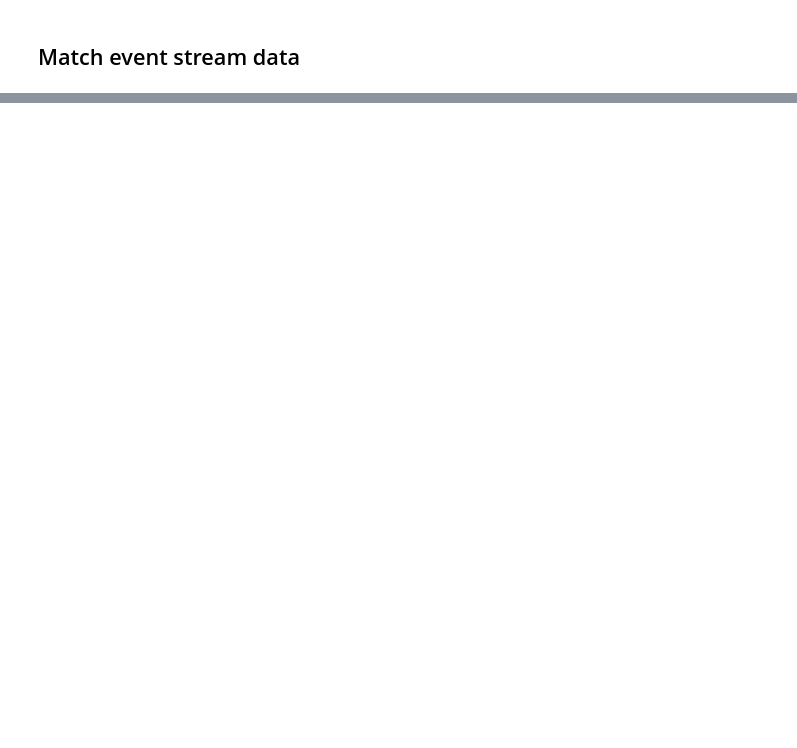
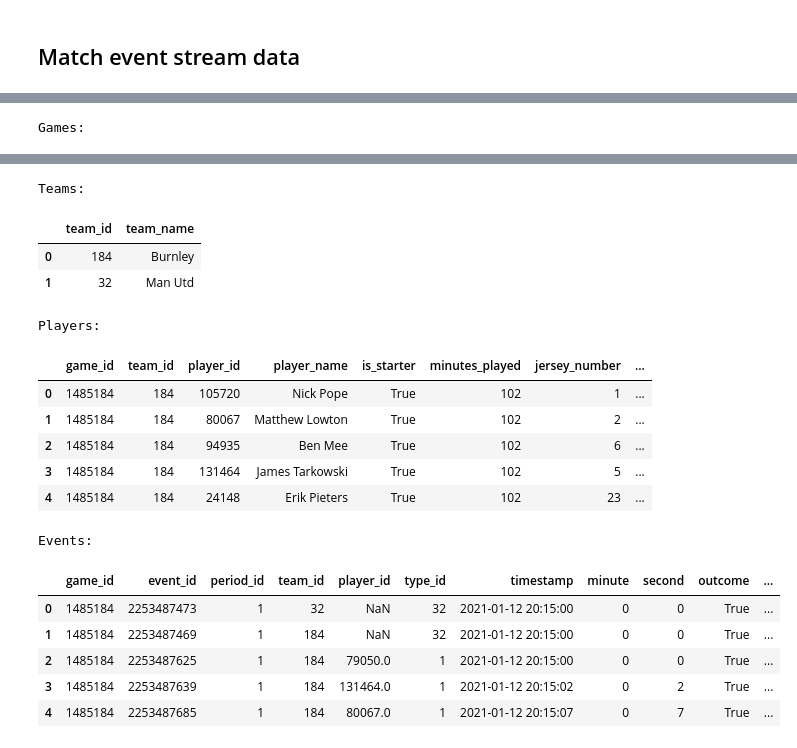
Before and after one commit to probberechts/soccerdata, a Jupyter notebook: docs/datasources/WhoScored.ipynb, the cells around one changed output, grey strips where cells are left out. Saved outputs shown, nothing was run; the diff lists cells and outputs as text; code cells hidden in the pictures; blank space fills up the shorter version.

```diff
--- a/docs/datasources/WhoScored.ipynb
+++ b/docs/datasources/WhoScored.ipynb
@@ -75,0 +133,25 @@ events.head()
+# %%
+# Scrape all games and return a socceration.data.opta.OptaLoader
+loader = ws.read_events(output_fmt='loader')
+
+# Now use this loader to load the data
+print("Games:")
+df_games = loader.games(competition_id="ENG-Premier League", season_id="2021")
+display(df_games.head())
+
+print("Teams:")
+df_teams = loader.teams(game_id=1485184)
+display(df_teams.head())
+
+print("Players:")
+df_players = loader.players(game_id=1485184)
+display(df_players.head())
+
+print("Events:")
+df_events = loader.events(game_id=1485184)
+display(df_events.head())
+
+# You can use the socceraction package to convert the events
+# to SPADL and to compute xT or VAEP action values
+# %% [output]
+Games:
@@ -75,0 +164,18 @@ events.head()
+Teams:
+|  | team_id | team_name |
+| 0 | 184 | Burnley |
+| 1 | 32 | Man Utd |
+Players:
+|  | game_id | team_id | player_id | player_name | is_starter | minutes_played | jersey_number | ... |
+| 0 | 1485184 | 184 | 105720 | Nick Pope | True | 102 | 1 | ... |
+| 1 | 1485184 | 184 | 80067 | Matthew Lowton | True | 102 | 2 | ... |
+| 2 | 1485184 | 184 | 94935 | Ben Mee | True | 102 | 6 | ... |
+| 3 | 1485184 | 184 | 131464 | James Tarkowski | True | 102 | 5 | ... |
+| 4 | 1485184 | 184 | 24148 | Erik Pieters | True | 102 | 23 | ... |
+Events:
+|  | game_id | event_id | period_id | team_id | player_id | type_id | timestamp | minute | second | outcome | ... |
+| 0 | 1485184 | 2253487473 | 1 | 32 | NaN | 32 | 2021-01-12 20:15:00 | 0 | 0 | True | ... |
+| 1 | 1485184 | 2253487469 | 1 | 184 | NaN | 32 | 2021-01-12 20:15:00 | 0 | 0 | True | ... |
+| 2 | 1485184 | 2253487625 | 1 | 184 | 79050.0 | 1 | 2021-01-12 20:15:00 | 0 | 0 | True | ... |
+| 3 | 1485184 | 2253487639 | 1 | 184 | 131464.0 | 1 | 2021-01-12 20:15:02 | 0 | 2 | True | ... |
+| 4 | 1485184 | 2253487685 | 1 | 184 | 80067.0 | 1 | 2021-01-12 20:15:07 | 0 | 7 | True | ... |
```
Also changed, not shown: parts of 8 cells of this notebook, 1 other file.
